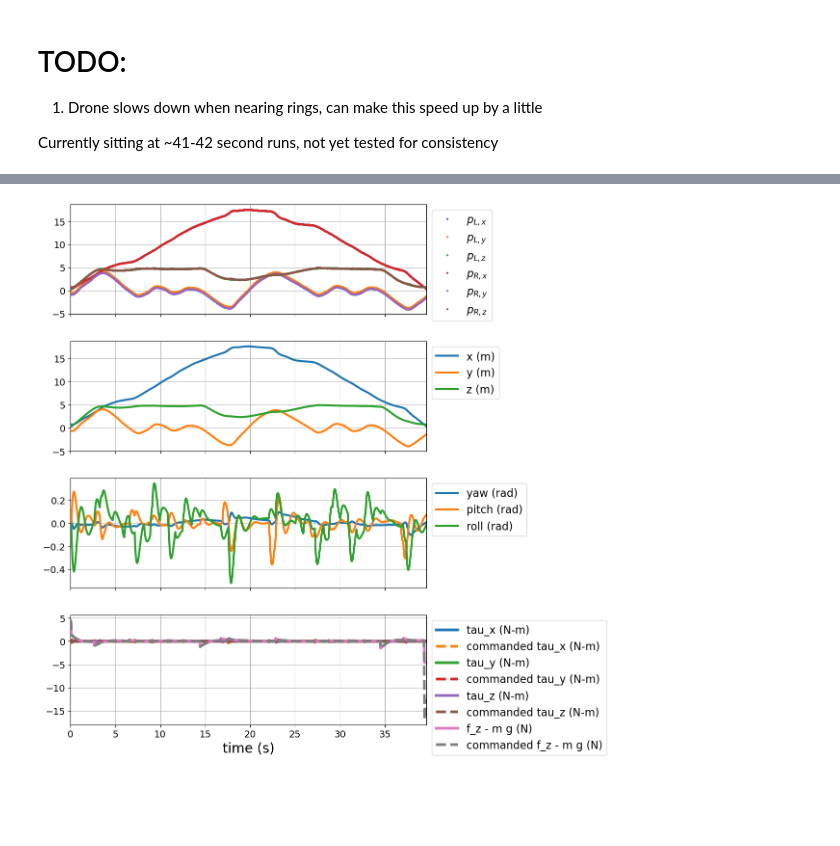
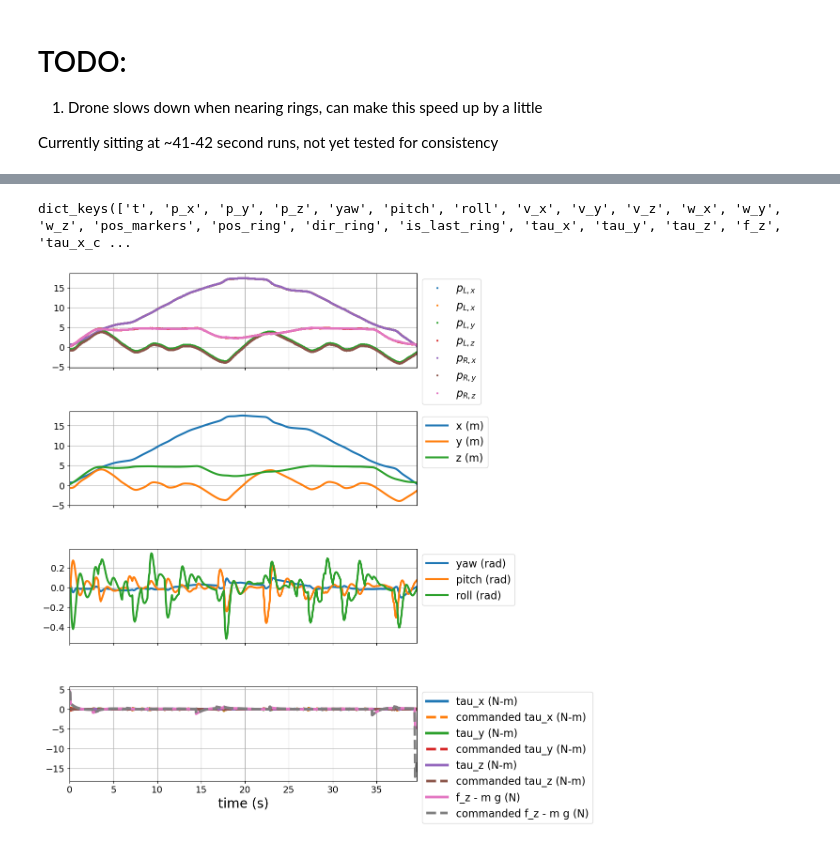
Before and after one commit to dssong2/ae353-sp25, a Jupyter notebook: projects/04_drone/master_drone.ipynb, the cells around one changed output, grey strips where cells are left out. Drawn from its saved outputs; the diff is of its cells as text; code cells hidden in the pictures; blank space fills up the shorter version.

```diff
--- a/projects/04_drone/master_drone.ipynb
+++ b/projects/04_drone/master_drone.ipynb
@@ -595,0 +647,13 @@ The drone finished at time 39.68
+# %%
+fails = 0
+finishes = 0
+times = []
+for i in range(1):
+    fail, finish, time, data = iterate()
+    fails += 1
+    finishes += 1
+    times.append(time)
+
+print("Times: ", times)
+print("Fail percetnage: ", fails / 100.)
+print("Finish percentage: ", finishes / 100.)
@@ -596,8 +678,9 @@ The drone finished at time 39.68
 # %%
-data = simulator.get_data('sub50')
+# data = simulator.get_data('sub50')
+print(data.keys())
 # Create a figure with subplots that all share the same x-axis
 fig, (ax_meas, ax_pos, ax_ori, ax_act) = plt.subplots(4, 1, figsize=(12, 12), sharex=True)
-
+ax_meas.plot(data['t'], data['pos_markers'][:, 0], '.', markersize=4, label=r'$p_{L, x}$')
 # Measurements
 ax_meas.plot(data['t'], data['pos_markers'][:, 0], '.', markersize=4, label=r'$p_{L, x}$')
 ax_meas.plot(data['t'], data['pos_markers'][:, 1], '.', markersize=4, label=r'$p_{L, y}$')
@@ -621,34 +704,35 @@ ax_pos.tick_params(labelsize=14)
 ax_ori.plot(data['t'], data['yaw'], label='yaw (rad)', linewidth=3)
 ax_ori.plot(data['t'], data['pitch'], label='pitch (rad)', linewidth=3)
 ax_ori.plot(data['t'], data['roll'], label='roll (rad)', linewidth=3)
 ax_ori.grid()
 ax_ori.legend(fontsize=16, bbox_to_anchor=(1., 1.))
 ax_ori.tick_params(labelsize=14)
 
 # Actuator commands
 ax_act.plot(data['t'], data['tau_x'], label='tau_x (N-m)', linewidth=4)
 ax_act.plot(data['t'], data['tau_x_cmd'], '--', label='commanded tau_x (N-m)', linewidth=4)
 ax_act.plot(data['t'], data['tau_y'], label='tau_y (N-m)', linewidth=4)
 ax_act.plot(data['t'], data['tau_y_cmd'], '--', label='commanded tau_y (N-m)', linewidth=4)
 ax_act.plot(data['t'], data['tau_z'], label='tau_z (N-m)', linewidth=4)
 ax_act.plot(data['t'], data['tau_z_cmd'], '--', label='commanded tau_z (N-m)', linewidth=4)
 ax_act.plot(data['t'], data['f_z'] - (0.5 * 9.81), label='f_z - m g (N)', linewidth=4) # <-- FIXME
 ax_act.plot(data['t'], data['f_z_cmd'] - (0.5 * 9.81), '--', label='commanded f_z - m g (N)', linewidth=4) # <-- FIXME
 ax_act.grid()
 ax_act.legend(fontsize=16, bbox_to_anchor=(1., 1.))
 ax_act.tick_params(labelsize=14)
 
 # Set shared x-axis properties
 ax_act.set_xlabel('time (s)', fontsize=20)
 ax_act.set_xlim([data['t'][0], data['t'][-1]])
 
 # Make the arrangement of subplots look nice
 fig.tight_layout()
 plt.show()
 
 fig.savefig('my_figure.png', facecolor='white', transparent=False)
 # %% [output]
+dict_keys(['t', 'p_x', 'p_y', 'p_z', 'yaw', 'pitch', 'roll', 'v_x', 'v_y', 'v_z', 'w_x', 'w_y', 'w_z', 'pos_markers', 'pos_ring', 'dir_ring', 'is_last_ring', 'tau_x', 'tau_y', 'tau_z', 'f_z', 'tau_x_c ...
-[figure, old version]
+[figure, new version]
 # %%
 plt.hist(data['run_time'])
 plt.ticklabel_format(style='scientific', scilimits=(0, 0), axis='x')
```
Also changed, not shown: parts of 4 cells of this notebook, 13 other files.
